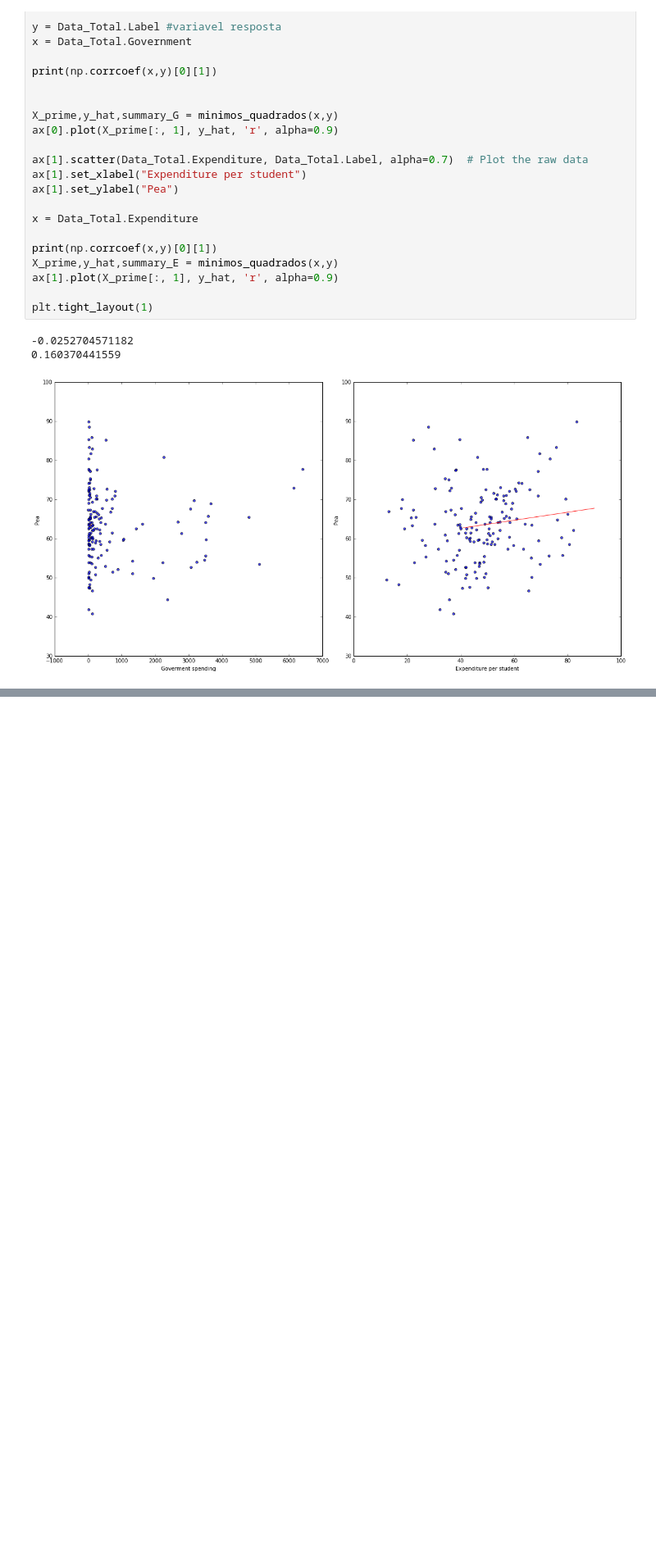
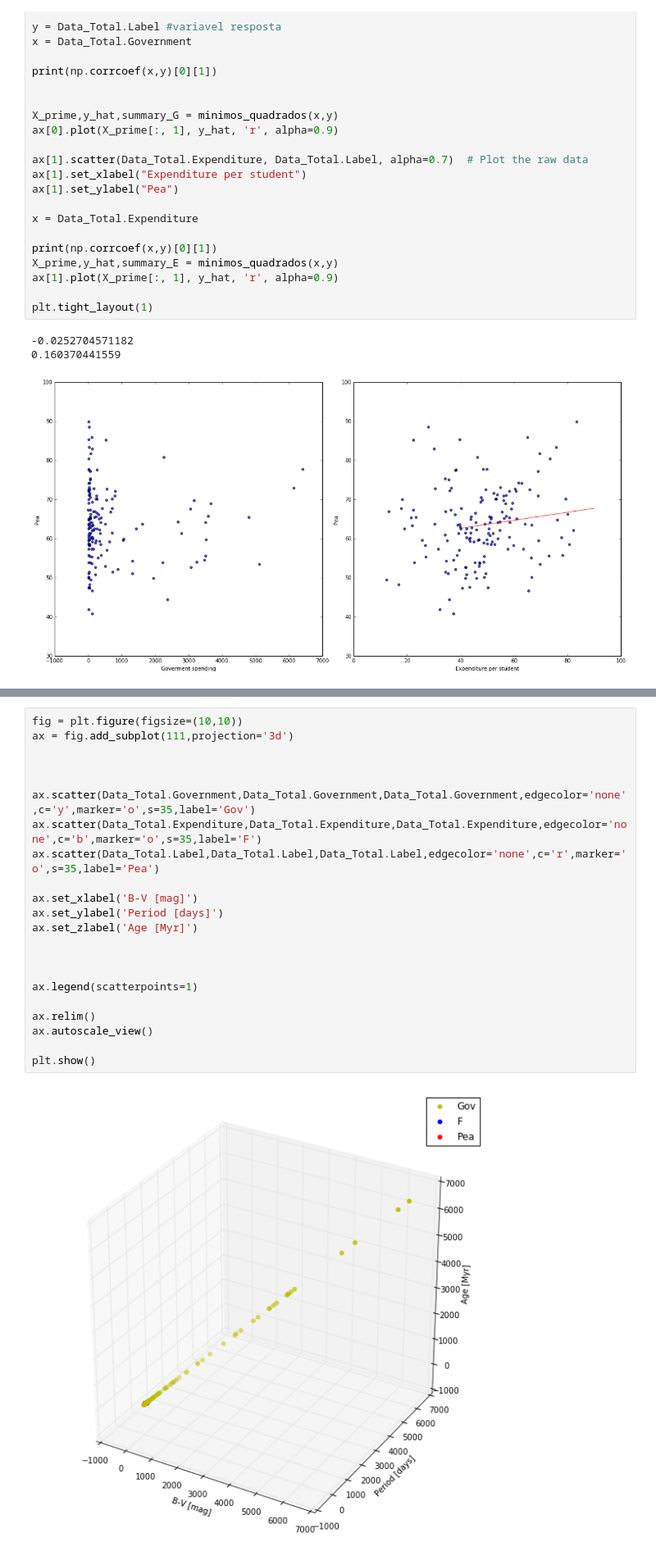
Before and after one commit to Formulos/CD_projeto3, a Jupyter notebook: Projeto-3/Projeto 3 - 1 entrega.ipynb, the cells around one changed output, grey strips where cells are left out. Shown: that part at 82% size. Cells and saved outputs as stored; diff of their text form; blank space fills up the shorter version.

```diff
--- a/Projeto-3/Projeto 3 - 1 entrega.ipynb
+++ b/Projeto-3/Projeto 3 - 1 entrega.ipynb
@@ -201,0 +202,24 @@ ax.scatter(Data_Total.Expenditure,Data_Total.Government, Data_Total.Label)
+# %%
+fig = plt.figure(figsize=(10,10))
+ax = fig.add_subplot(111,projection='3d')
+
+
+
+ax.scatter(Data_Total.Government,Data_Total.Government,Data_Total.Government,edgecolor='none',c='y',marker='o',s=35,label='Gov')
+ax.scatter(Data_Total.Expenditure,Data_Total.Expenditure,Data_Total.Expenditure,edgecolor='none',c='b',marker='o',s=35,label='F')
+ax.scatter(Data_Total.Label,Data_Total.Label,Data_Total.Label,edgecolor='none',c='r',marker='o',s=35,label='Pea')
+
+ax.set_xlabel('B-V [mag]')
+ax.set_ylabel('Period [days]')
+ax.set_zlabel('Age [Myr]')
+
+
+
+ax.legend(scatterpoints=1)
+
+ax.relim()
+ax.autoscale_view()
+
+plt.show()
+# %% [output]
+[figure, added]
```
Also changed, not shown: parts of 2 cells of this notebook.
